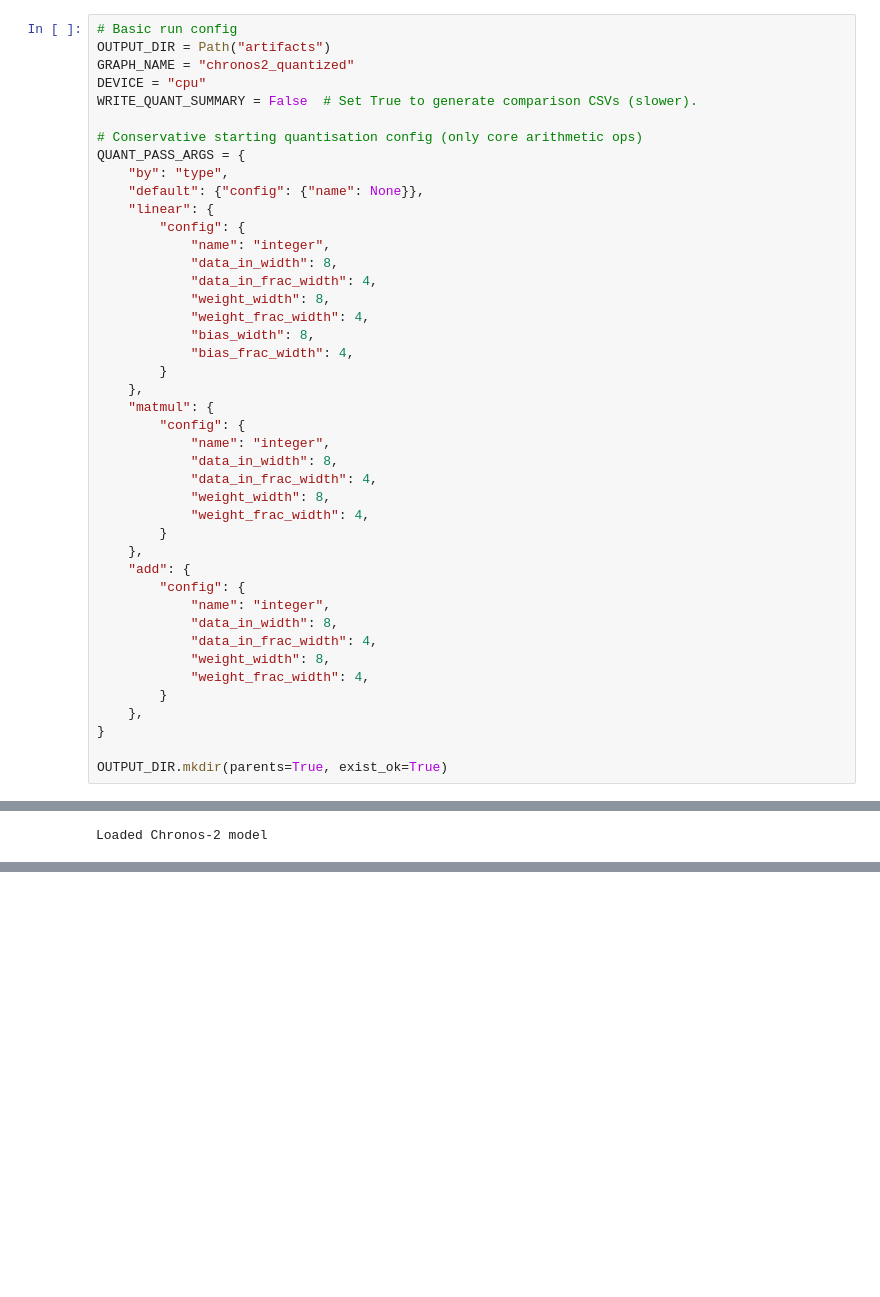
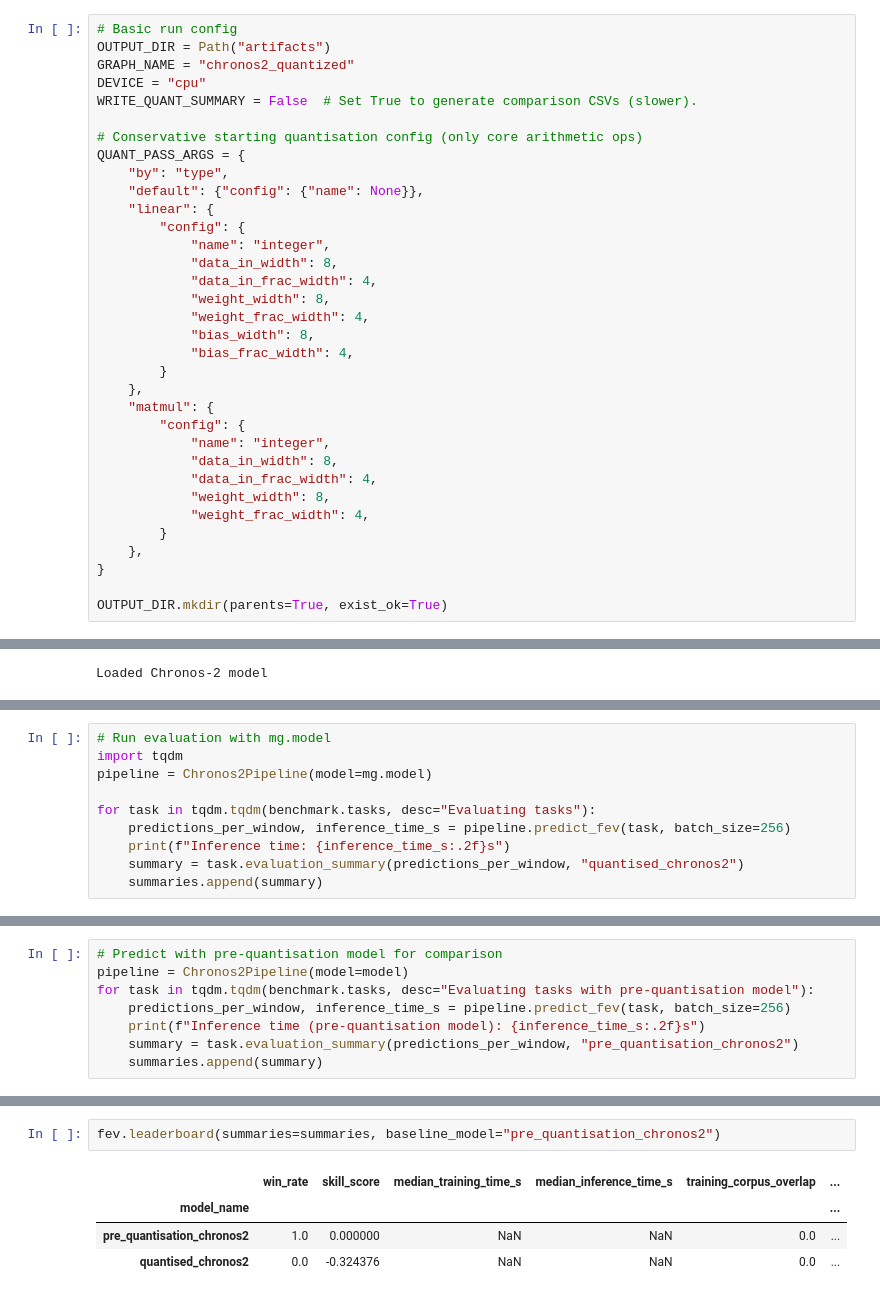
Before and after one commit to lucasng32/mase, a Jupyter notebook: chronos2/chronos2_quantisation.ipynb, the cells around one changed output, grey strips where cells are left out. Drawn from its saved outputs; the diff is of its cells as text; blank space fills up the shorter version.

Commit message:
Added support for fev bench for model evaluation

```diff
--- a/chronos2/chronos2_quantisation.ipynb
+++ b/chronos2/chronos2_quantisation.ipynb
@@ -42,15 +42,6 @@ QUANT_PASS_ARGS = {
             "weight_frac_width": 4,
         }
     },
-    "add": {
-        "config": {
-            "name": "integer",
-            "data_in_width": 8,
-            "data_in_frac_width": 4,
-            "weight_width": 8,
-            "weight_frac_width": 4,
-        }
-    },
 }
 
 OUTPUT_DIR.mkdir(parents=True, exist_ok=True)
@@ -151,0 +196,10 @@ print(f"Exported: {base}.pt and {base}.mz")
+# %%
+# Run evaluation with mg.model
+import tqdm
+pipeline = Chronos2Pipeline(model=mg.model)
+
+for task in tqdm.tqdm(benchmark.tasks, desc="Evaluating tasks"):
+    predictions_per_window, inference_time_s = pipeline.predict_fev(task, batch_size=256)
+    print(f"Inference time: {inference_time_s:.2f}s")
+    summary = task.evaluation_summary(predictions_per_window, "quantised_chronos2")
+    summaries.append(summary)
@@ -151,0 +214,8 @@ print(f"Exported: {base}.pt and {base}.mz")
+# %%
+# Predict with pre-quantisation model for comparison
+pipeline = Chronos2Pipeline(model=model)
+for task in tqdm.tqdm(benchmark.tasks, desc="Evaluating tasks with pre-quantisation model"):
+    predictions_per_window, inference_time_s = pipeline.predict_fev(task, batch_size=256)
+    print(f"Inference time (pre-quantisation model): {inference_time_s:.2f}s")
+    summary = task.evaluation_summary(predictions_per_window, "pre_quantisation_chronos2")
+    summaries.append(summary)
@@ -151,0 +226,7 @@ print(f"Exported: {base}.pt and {base}.mz")
+# %%
+fev.leaderboard(summaries=summaries, baseline_model="pre_quantisation_chronos2")
+# %% [output]
+|  | win_rate | skill_score | median_training_time_s | median_inference_time_s | training_corpus_overlap | ... |
+| model_name |  |  |  |  |  | ... |
+| pre_quantisation_chronos2 | 1.0 | 0.000000 | NaN | NaN | 0.0 | ... |
+| quantised_chronos2 | 0.0 | -0.324376 | NaN | NaN | 0.0 | ... |
```
Also changed, not shown: parts of 7 cells of this notebook, 6 other files.
